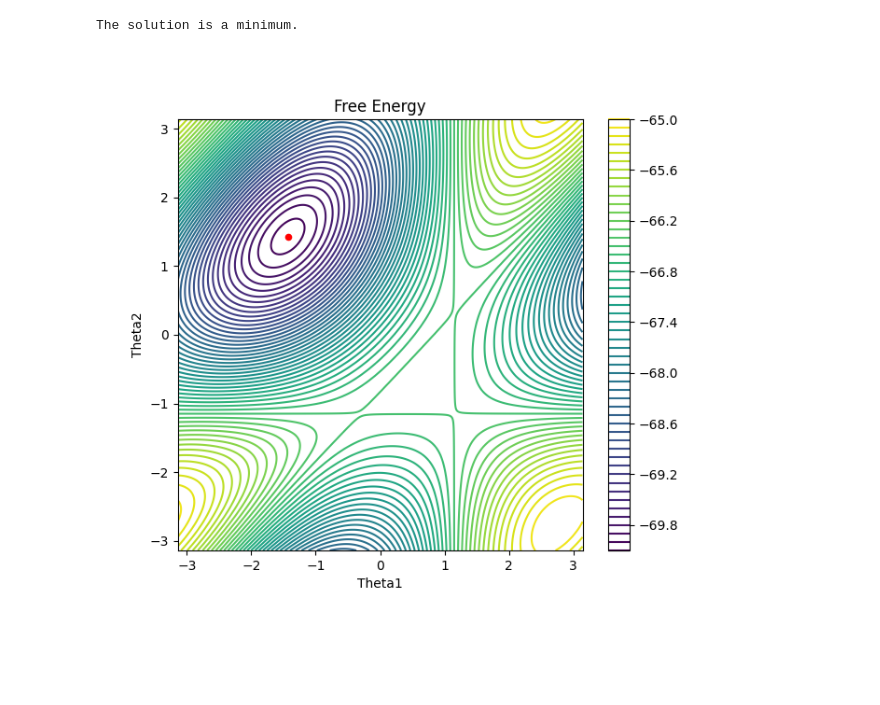
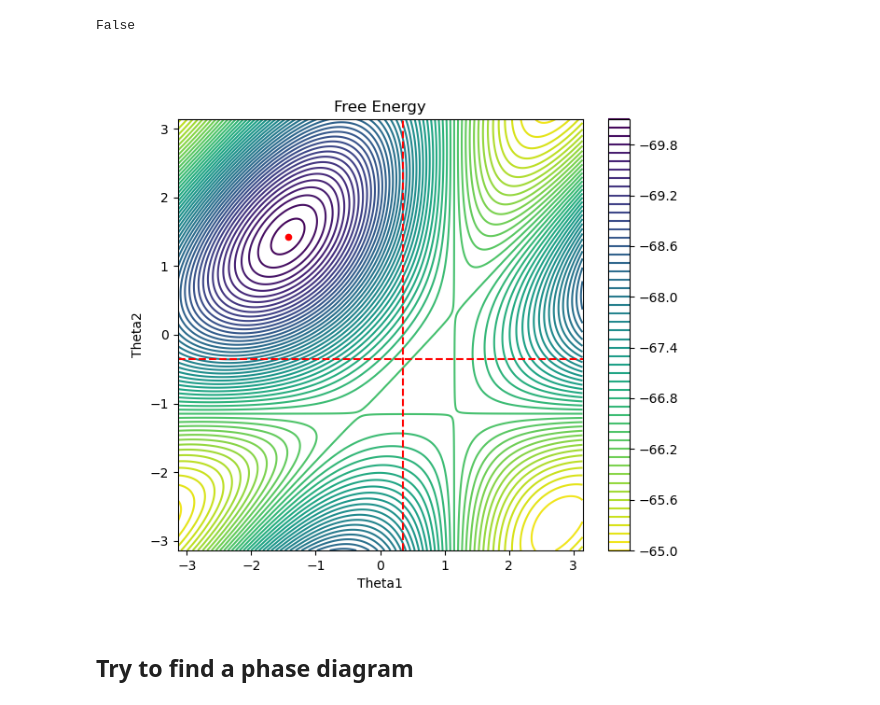
Before and after one commit to eleonoragatti44/Master-Thesis-Gatti, a Jupyter notebook: ode_models/temperature/minimizing_free_energy.ipynb, the cells around one changed output. Cells and saved outputs as stored; diff of their text form; code cells hidden in the pictures; blank space fills up the shorter version.

```diff
--- a/ode_models/temperature/minimizing_free_energy.ipynb
+++ b/ode_models/temperature/minimizing_free_energy.ipynb
@@ -53,26 +64,38 @@ def find_minima(T, J12, J1, J2, omega1, omega2):
     # find minimum
     result = minimize(free_energy, x0, args=(T, J12, J1, J2, omega1, omega2), constraints=cons)
 
+    # if no result, return None
+    if result.success == False:
+        return None, False
+
     phi1_sol = np.arctan2(result.x[1], result.x[0])
     phi2_sol = np.arctan2(result.x[3], result.x[2])
 
-    hes = nd.Hessian(lambda phi: free_energy_polar(phi, T=100, J12=100, J1=100, J2=100, omega1=[np.cos(20), np.sin(20)], omega2=[np.cos(-20), np.sin(-20)]))([phi1_sol, phi2_sol])
+
+
+    hes = nd.Hessian(lambda phi: free_energy_polar(phi, T=100, J12=100, J1=100, J2=100, omega1=omega1, omega2=omega2))([phi1_sol, phi2_sol])
+    # hes = nd.Hessian(lambda phi: free_energy_polar(phi, T=100, J12=100, J1=100, J2=100, omega1=[np.cos(20), np.sin(20)], omega2=[np.cos(-20), np.sin(-20)]))([phi1_sol, phi2_sol])
     eigenvalues = np.linalg.eigvals(hes)
 
     # Check if it's a minimum
     # eigenvalues = np.linalg.eigvals(hes)
     if np.all(eigenvalues > 0):
-        print('The solution is a minimum.')
+        # print('The solution is a minimum.')
+        return result.x, True
     elif np.all(eigenvalues < 0):
-        print('The solution is a maximum.')
+        # print('The solution is a maximum.')
+        return result.x, False
     else:
-        print('The solution is a saddle point.')
+        # print('The solution is a saddle point.')
+        return result.x, False
 
-    return result.x, hes, eigenvalues
+    # return result.x, hes, eigenvalues
 # %%
 sol = find_minima(T=100, J12=100, J1=100, J2=100, omega1=[np.cos(20), np.sin(20)], omega2=[np.cos(-20), np.sin(-20)])
+# check constraint for solution
+print(check_constraint_comp(to_angle(sol[0][:2]), to_angle(sol[0][2:]), 20, -20, 0.1))
 # %% [output]
-The solution is a minimum.
+False
 # %%
 #PARAMETERS
 omega1=[np.cos(20), np.sin(20)]
@@ -80,32 +103,38 @@ omega2=[np.cos(-20), np.sin(-20)]
 T = 100
 J12 = 100
 J1 = 100
 J2 = 100
 
 theta1_values = np.linspace(-np.pi, np.pi, 500)
 theta2_values = np.linspace(-np.pi, np.pi, 500)
 theta1_grid, theta2_grid = np.meshgrid(theta1_values, theta2_values)
 
 E_values = np.empty_like(theta1_grid)
 
 for i in range(theta1_grid.shape[0]):
     for j in range(theta1_grid.shape[1]):
         theta = [theta1_grid[i, j], theta2_grid[i, j]]
         E_values[i, j] = free_energy_polar(theta, T, J12, J1, J2, omega1, omega2)
 
 # Supposing `sol` is your solution
 theta1_sol = np.arctan2(sol[0][1], sol[0][0])
 theta2_sol = np.arctan2(sol[0][3], sol[0][2])
 
-
 # Contour plot
 plt.figure(figsize=(7,6))
 contour = plt.contour(theta1_grid, theta2_grid, E_values, levels=50, cmap='viridis')
 plt.scatter(theta1_sol, theta2_sol, color='r', s=20)  # mark the solution
+
+# orizontal and vertical lines
+plt.axhline(y=np.radians(-20), color='r', linestyle='--')
+plt.axvline(x=np.radians(20), color='r', linestyle='--')
+
 plt.colorbar(contour)
 plt.title('Free Energy')
 plt.xlabel('Theta1')
 plt.ylabel('Theta2')
 plt.show()
 # %% [output]
-[figure, old version]
+[figure, new version]
+# %% [markdown]
+## Try to find a phase diagram
```
Also changed, not shown: parts of 7 cells of this notebook, 8 other files.
